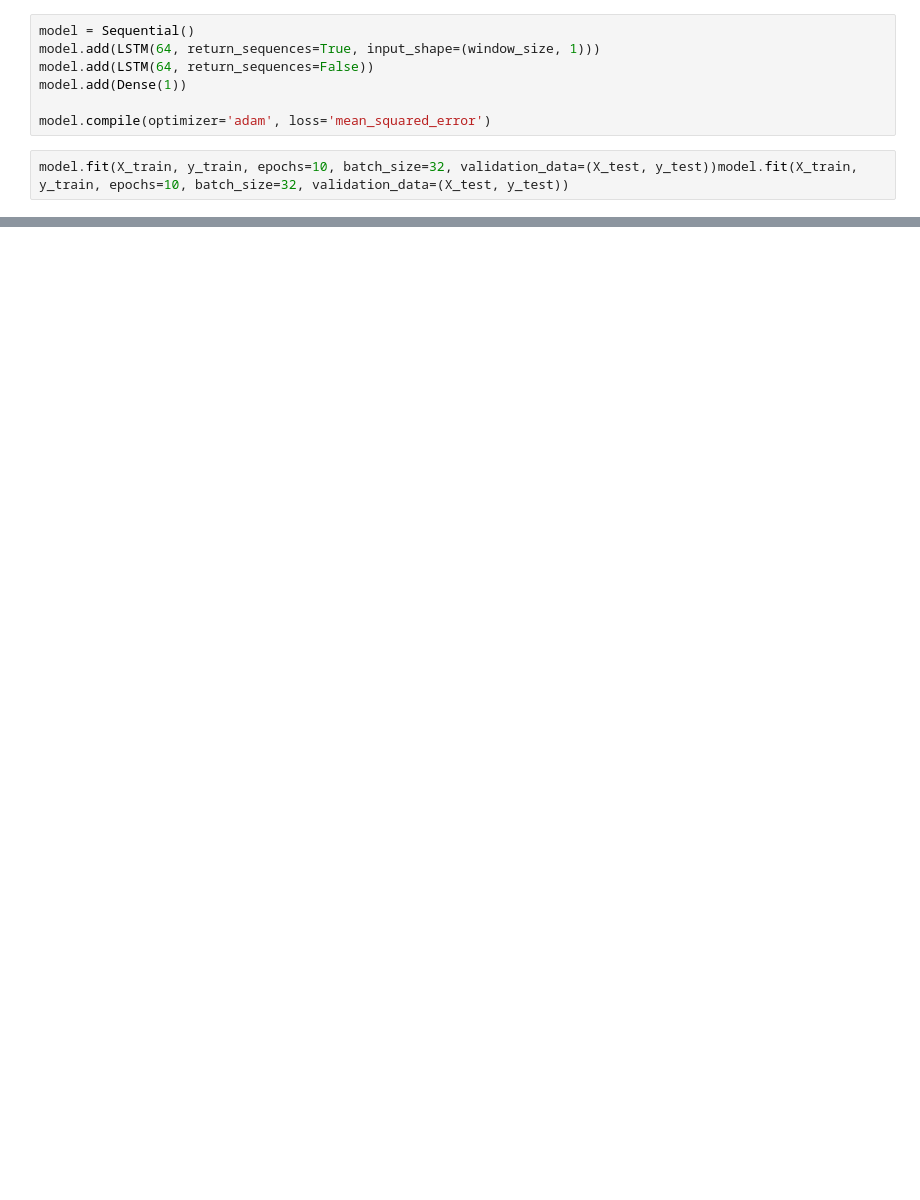
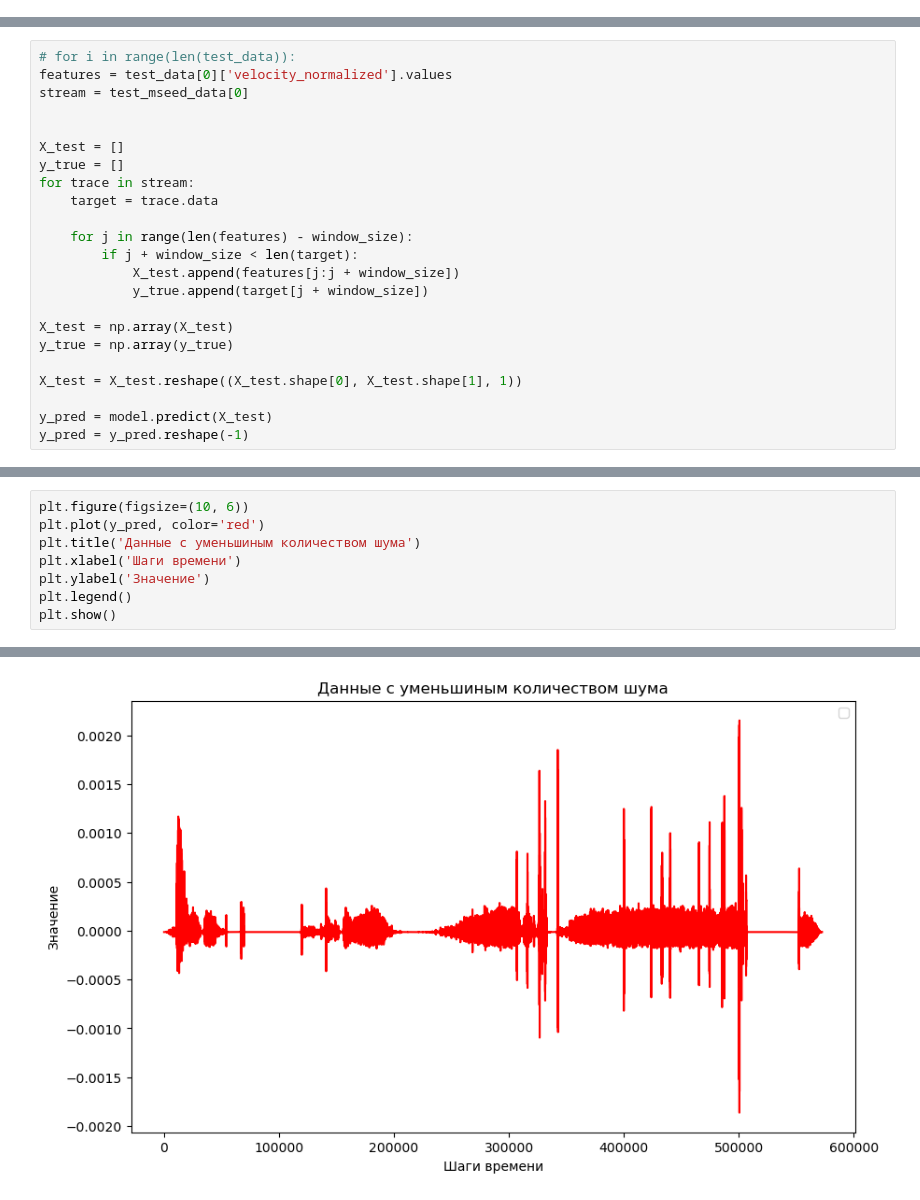
Before and after one commit to icebergD/SpaceAppSzarekh, a Jupyter notebook: train_ai_on_lunar_data.ipynb, the cells around one changed output, grey strips where cells are left out. Drawn from its saved outputs; the diff is of its cells as text; blank space fills up the shorter version.

```diff
--- a/train_ai_on_lunar_data.ipynb
+++ b/train_ai_on_lunar_data.ipynb
@@ -70,9 +114,0 @@ X_test, y_test = create_dataset(test_csv['velocity_normalized'].values, window_s
-# %%
-model = Sequential()
-model.add(LSTM(64, return_sequences=True, input_shape=(window_size, 1)))
-model.add(LSTM(64, return_sequences=False))
-model.add(Dense(1))
-
-model.compile(optimizer='adam', loss='mean_squared_error')
-# %%
-model.fit(X_train, y_train, epochs=10, batch_size=32, validation_data=(X_test, y_test))model.fit(X_train, y_train, epochs=10, batch_size=32, validation_data=(X_test, y_test))
@@ -85,0 +206,23 @@ plt.show()
+# %%
+# for i in range(len(test_data)):
+features = test_data[0]['velocity_normalized'].values
+stream = test_mseed_data[0]
+
+
+X_test = []
+y_true = []
+for trace in stream:
+    target = trace.data
+
+    for j in range(len(features) - window_size):
+        if j + window_size < len(target):
+            X_test.append(features[j:j + window_size])
+            y_true.append(target[j + window_size])
+
+X_test = np.array(X_test)
+y_true = np.array(y_true)
+
+X_test = X_test.reshape((X_test.shape[0], X_test.shape[1], 1))
+
+y_pred = model.predict(X_test)
+y_pred = y_pred.reshape(-1)
@@ -85,0 +243,9 @@ plt.show()
+# %%
+plt.figure(figsize=(10, 6))
+plt.plot(y_pred, color='red')
+plt.title('Данные с уменьшиным количеством шума')
+plt.xlabel('Шаги времени')
+plt.ylabel('Значение')
+plt.legend()
+plt.show()
+# %% [output]
@@ -85,0 +253 @@ plt.show()
+[figure, added]
```
Also changed, not shown: parts of 27 cells of this notebook, 6 other files.
